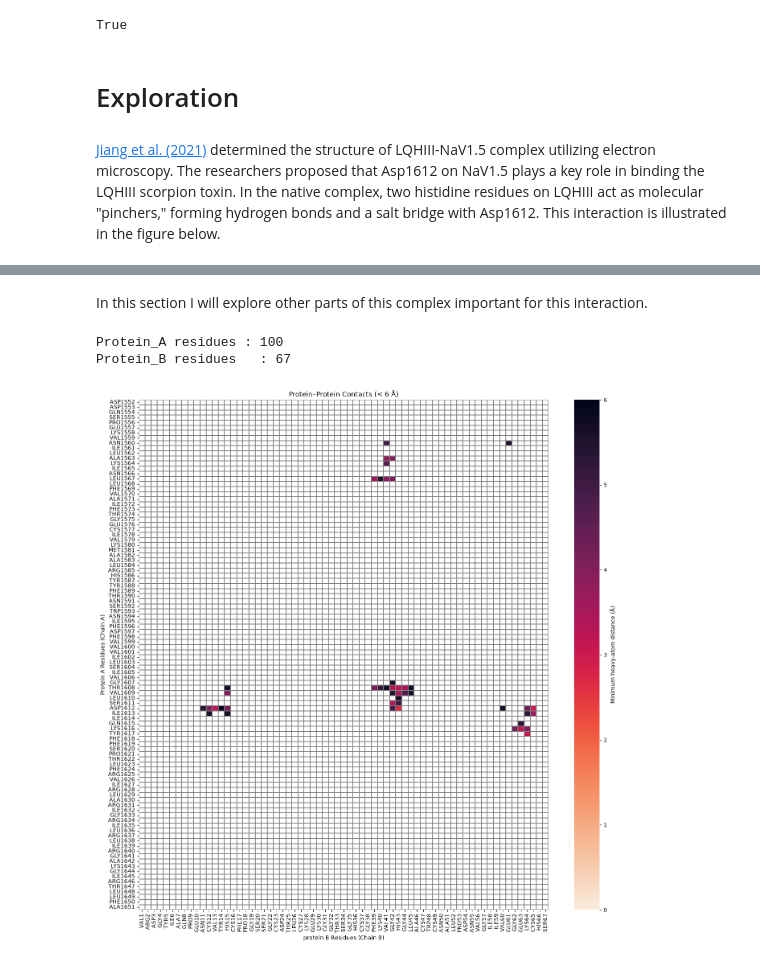
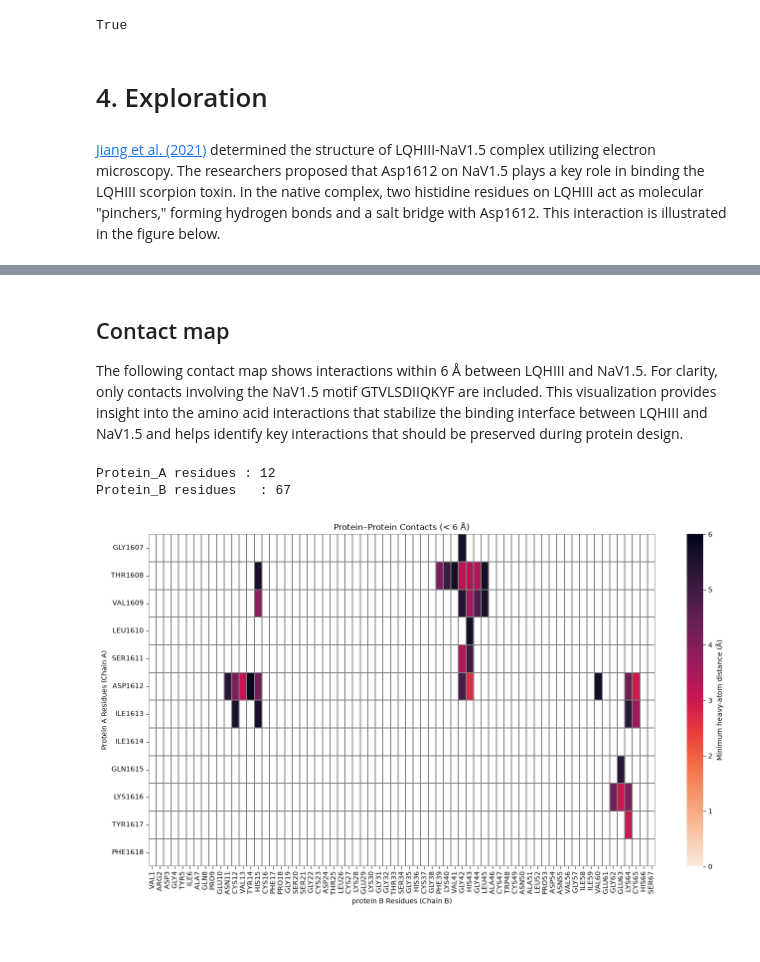
Before and after one commit to jcapecci09/Toxin-Engineering, a Jupyter notebook: project.ipynb, the cells around one changed output, grey strips where cells are left out. Saved outputs shown, nothing was run; the diff lists cells and outputs as text; code cells hidden in the pictures.

```diff
--- a/project.ipynb
+++ b/project.ipynb
@@ -51,16 +76,18 @@ dump_pdb(relaxedpose, 'pdb_files/7K18_relaxed.pdb')
 Relaxed energy: -281.63527772084365
 True
 # %% [markdown]
-# Exploration
+# 4. Exploration
 # %% [markdown]
 [Jiang et al. (2021)](https://www.nature.com/articles/s41467-020-20078-3) determined the structure of LQHIII-NaV1.5 complex utilizing electron microscopy. The researchers proposed that Asp1612 on NaV1.5 plays a key role in binding the LQHIII scorpion toxin. In the native complex, two histidine residues on LQHIII act as molecular "pinchers," forming hydrogen bonds and a salt bridge with Asp1612. This interaction is illustrated in the figure below.
 # %% [markdown]
 ![Caption](Images/7K18_NaV1.5_LQHIII_complex.png)
-# %% [markdown]
-In this section I will explore other parts of this complex important for this interaction.
+# %% [markdown]
+## Contact map
+
+The following contact map shows interactions within 6 Å between LQHIII and NaV1.5. For clarity, only contacts involving the NaV1.5 motif GTVLSDIIQKYF are included. This visualization provides insight into the amino acid interactions that stabilize the binding interface between LQHIII and NaV1.5 and helps identify key interactions that should be preserved during protein design.
 # %%
-contact_map('pdb_files/7K18_relaxed.pdb', 6, 'Data/7K18.png')
+contact_map('pdb_files/7K18_relaxed.pdb', 6, 'Data/7K18.png', motif_range= (1607, 1618))
 # %% [output]
-Protein_A residues : 100
+Protein_A residues : 12
 Protein_B residues   : 67
-[figure, old version]
+[figure, new version]
```
Also changed, not shown: parts of 17 cells of this notebook, 5 other files.
